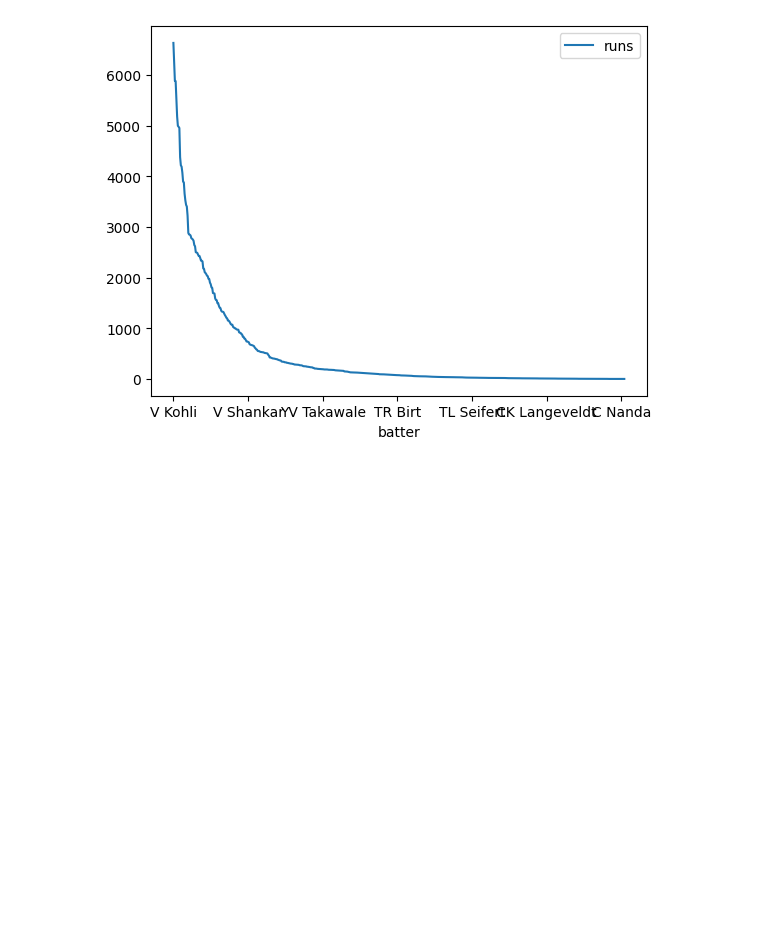
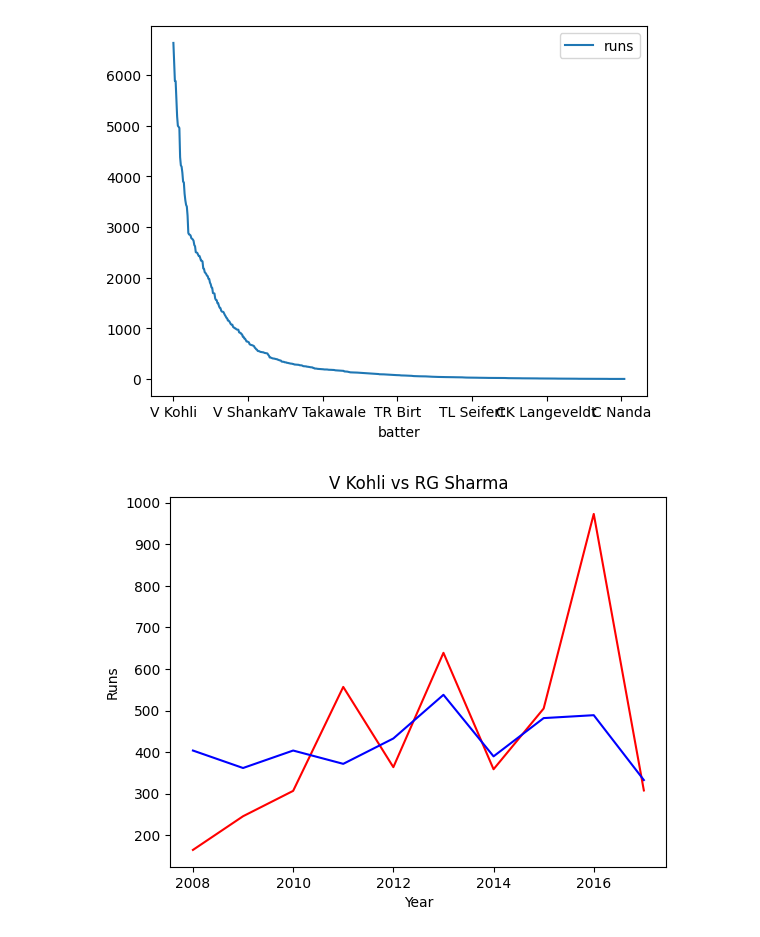
Before and after one commit to mohd-ajlal/PYTHON-For-Data_Analysis, a Jupyter notebook: class7.ipynb, the cells around one changed output. Drawn from its saved outputs; the diff is of its cells as text; code cells hidden in the pictures; blank space fills up the shorter version.

```diff
--- a/class7.ipynb
+++ b/class7.ipynb
@@ -100,3 +102,13 @@ batter_csv.plot('batter', 'runs')
 # %% [output]
 <Axes: xlabel='batter'>
 [figure]
+# %%
+data = pd.read_csv('./sharma-kohli.csv')
+pl.plot(data['index'], data['V Kohli'], label='V Kohli', color='red')
+pl.plot(data['index'], data['RG Sharma'], label='RG Sharma', color='blue')
+pl.xlabel('Year')
+pl.ylabel('Runs')
+pl.title('V Kohli vs RG Sharma')
+pl.show()
+# %% [output]
+[figure, added]
```
Also changed, not shown: parts of 1 cell of this notebook, 1 other file.
